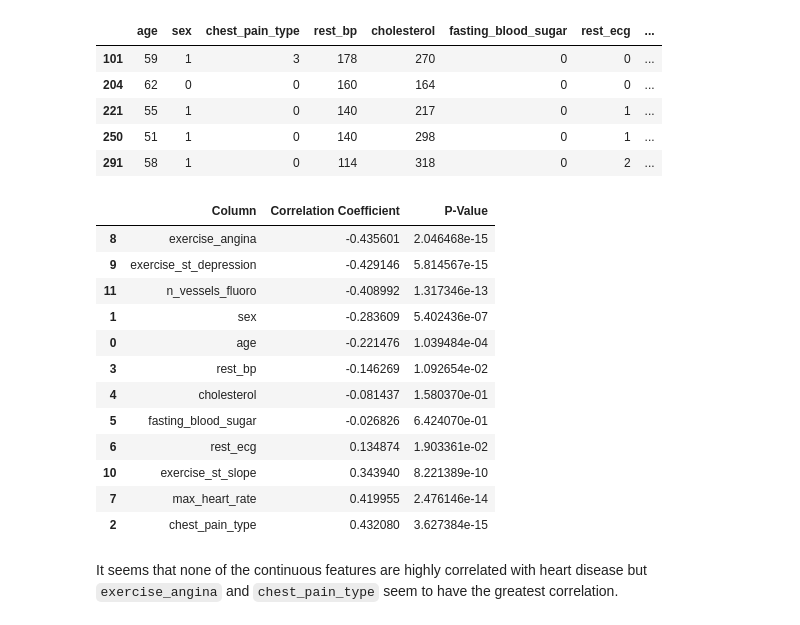
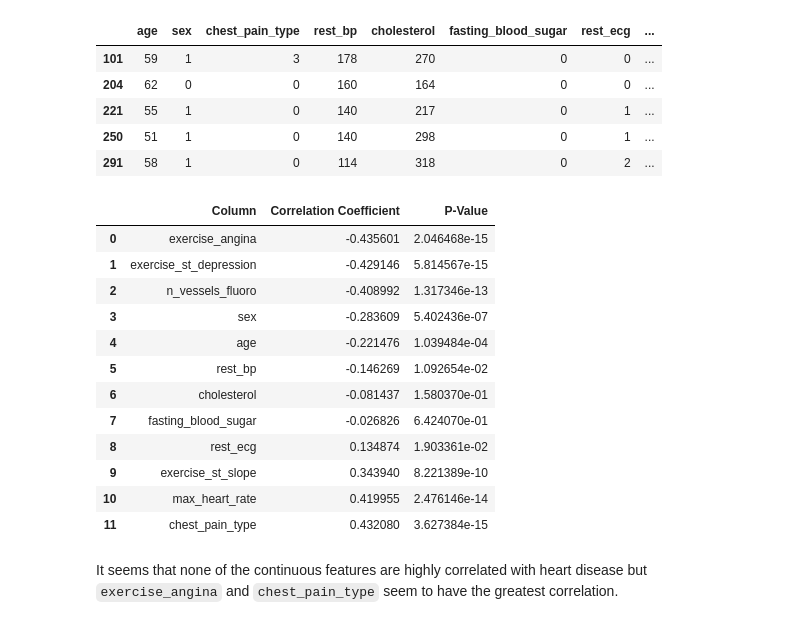
Before and after one commit to Zenoix/Heart-Disease-Dataset, a Jupyter notebook: notebook.ipynb, the cells around one changed output. Saved outputs shown, nothing was run; the diff lists cells and outputs as text; code cells hidden in the pictures.

```diff
--- a/notebook.ipynb
+++ b/notebook.ipynb
@@ -345,32 +345,32 @@ find_outliers("exercise_st_depression")
 # %%
 # Find the point biserial correlation coefficient of the continuous variables and the target variable
 
 from scipy.stats import pointbiserialr
 
 correlations = []
 p_values = []
 for column in df.columns[:-1]:
     corr, p = pointbiserialr(df["target"], df[column])
     correlations.append(corr)
     p_values.append(p)
 corrs = pd.DataFrame({"Column": df.columns[:-1], "Correlation Coefficient": correlations, "P-Value":p_values})
 corrs.sort_values("Correlation Coefficient", inplace=True)
-corrs.reset_index(drop=True)
+corrs.reset_index(drop=True, inplace=True)
 corrs
 # %% [output]
 |  | Column | Correlation Coefficient | P-Value |
-| 8 | exercise_angina | -0.435601 | 2.046468e-15 |
-| 9 | exercise_st_depression | -0.429146 | 5.814567e-15 |
-| 11 | n_vessels_fluoro | -0.408992 | 1.317346e-13 |
-| 1 | sex | -0.283609 | 5.402436e-07 |
-| 0 | age | -0.221476 | 1.039484e-04 |
-| 3 | rest_bp | -0.146269 | 1.092654e-02 |
-| 4 | cholesterol | -0.081437 | 1.580370e-01 |
-| 5 | fasting_blood_sugar | -0.026826 | 6.424070e-01 |
-| 6 | rest_ecg | 0.134874 | 1.903361e-02 |
-| 10 | exercise_st_slope | 0.343940 | 8.221389e-10 |
-| 7 | max_heart_rate | 0.419955 | 2.476146e-14 |
-| 2 | chest_pain_type | 0.432080 | 3.627384e-15 |
+| 0 | exercise_angina | -0.435601 | 2.046468e-15 |
+| 1 | exercise_st_depression | -0.429146 | 5.814567e-15 |
+| 2 | n_vessels_fluoro | -0.408992 | 1.317346e-13 |
+| 3 | sex | -0.283609 | 5.402436e-07 |
+| 4 | age | -0.221476 | 1.039484e-04 |
+| 5 | rest_bp | -0.146269 | 1.092654e-02 |
+| 6 | cholesterol | -0.081437 | 1.580370e-01 |
+| 7 | fasting_blood_sugar | -0.026826 | 6.424070e-01 |
+| 8 | rest_ecg | 0.134874 | 1.903361e-02 |
+| 9 | exercise_st_slope | 0.343940 | 8.221389e-10 |
+| 10 | max_heart_rate | 0.419955 | 2.476146e-14 |
+| 11 | chest_pain_type | 0.432080 | 3.627384e-15 |
 # %% [markdown]
 It seems that none of the continuous features are highly correlated with heart disease but `exercise_angina` and `chest_pain_type` seem to have the greatest correlation.
 # %%
```
Also changed, not shown: parts of 4 cells of this notebook.
